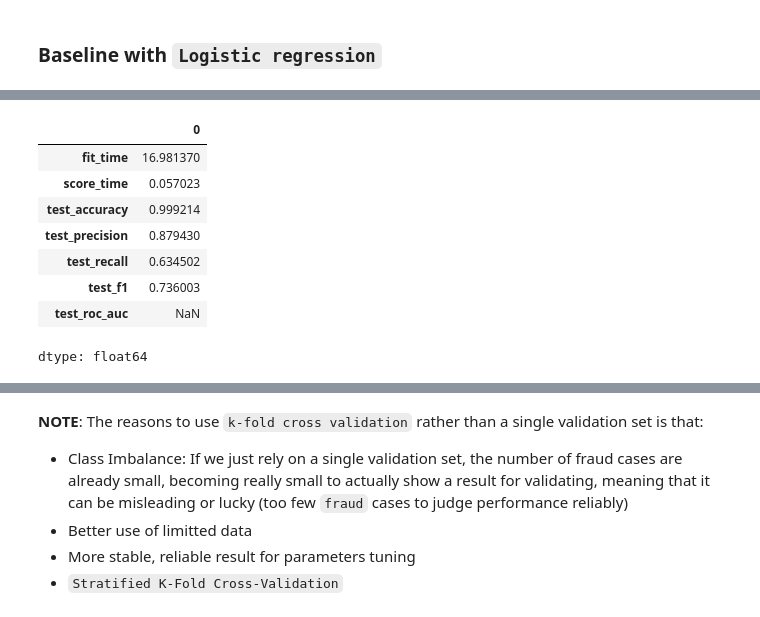
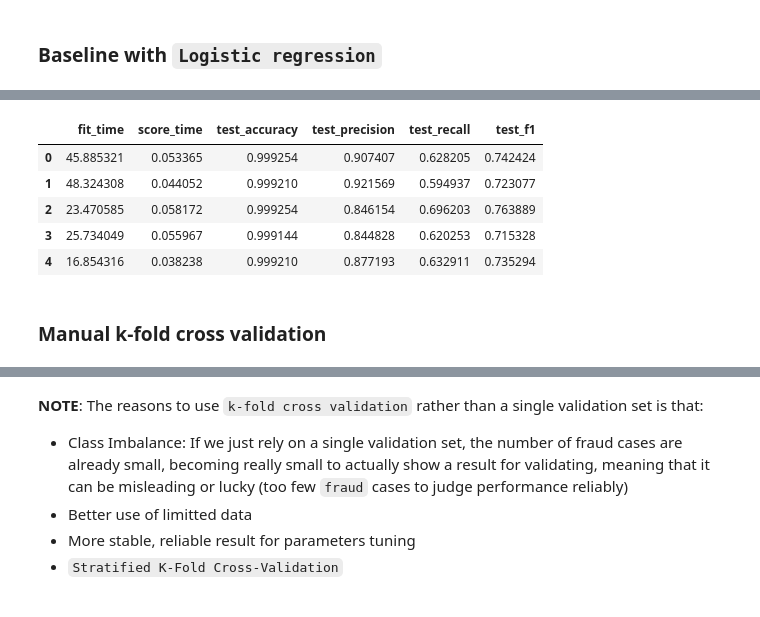
Before and after one commit to trungdung1711/credit-card-fraud-detection, a Jupyter notebook: notebooks/_v1.ipynb, the cells around one changed output, grey strips where cells are left out. Drawn from its saved outputs; the diff is of its cells as text; code cells hidden in the pictures.

```diff
--- a/notebooks/_v1.ipynb
+++ b/notebooks/_v1.ipynb
@@ -374,13 +371,12 @@ cv_results = cross_validate(baseline_model, X_train, y_train, cv=cv, scoring=sco
 # %%
 results_df = pd.DataFrame(cv_results)
-results_df.mean().head(100)
+results_df.head(100)
 # %% [output]
-|  | 0 |
-| fit_time | 16.981370 |
-| score_time | 0.057023 |
-| test_accuracy | 0.999214 |
-| test_precision | 0.879430 |
-| test_recall | 0.634502 |
-| test_f1 | 0.736003 |
-| test_roc_auc | NaN |
+|  | fit_time | score_time | test_accuracy | test_precision | test_recall | test_f1 |
+| 0 | 45.885321 | 0.053365 | 0.999254 | 0.907407 | 0.628205 | 0.742424 |
+| 1 | 48.324308 | 0.044052 | 0.999210 | 0.921569 | 0.594937 | 0.723077 |
+| 2 | 23.470585 | 0.058172 | 0.999254 | 0.846154 | 0.696203 | 0.763889 |
+| 3 | 25.734049 | 0.055967 | 0.999144 | 0.844828 | 0.620253 | 0.715328 |
+| 4 | 16.854316 | 0.038238 | 0.999210 | 0.877193 | 0.632911 | 0.735294 |
-dtype: float64
+# %% [markdown]
+### Manual k-fold cross validation
```
Also changed, not shown: parts of 9 cells of this notebook.
